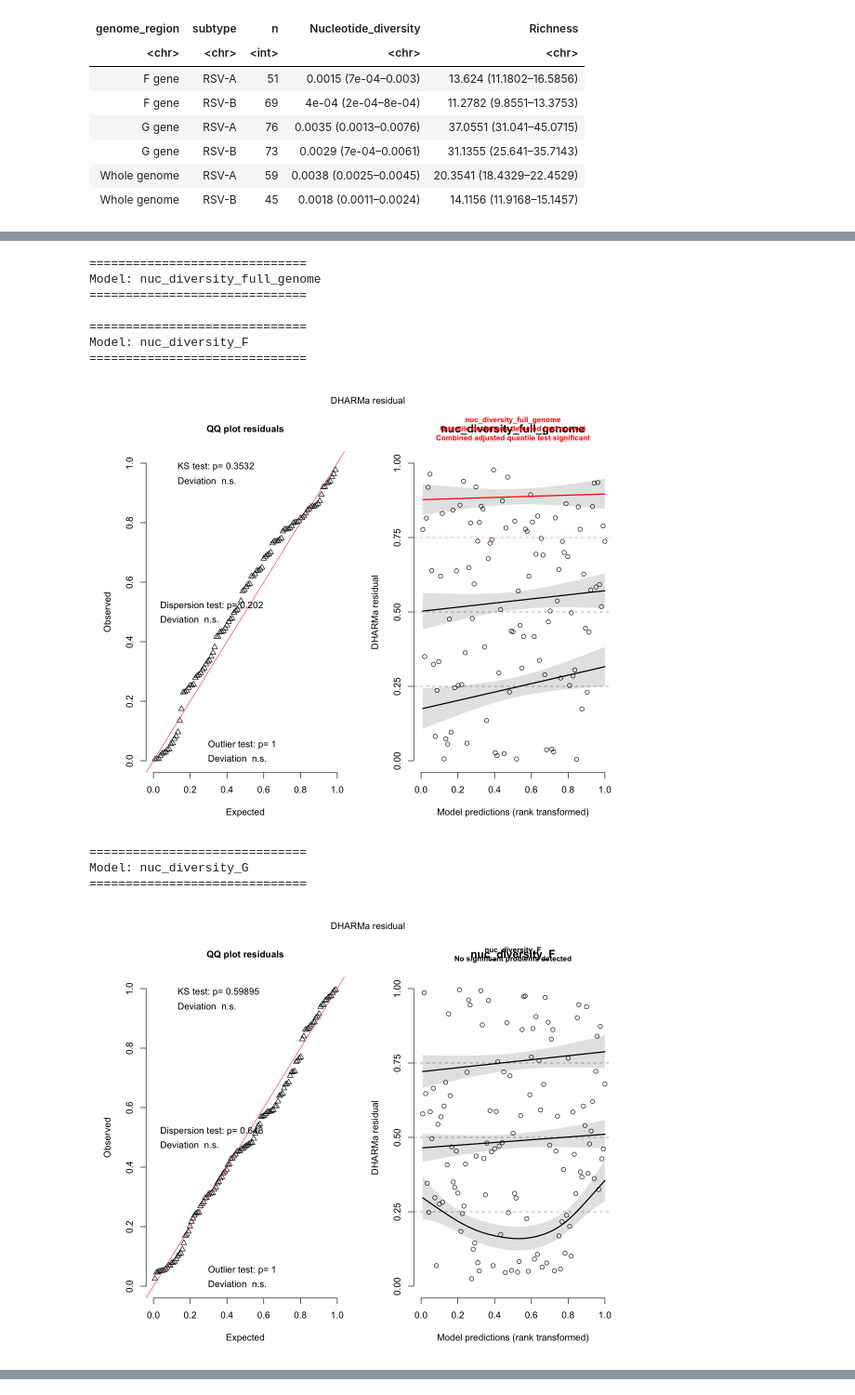
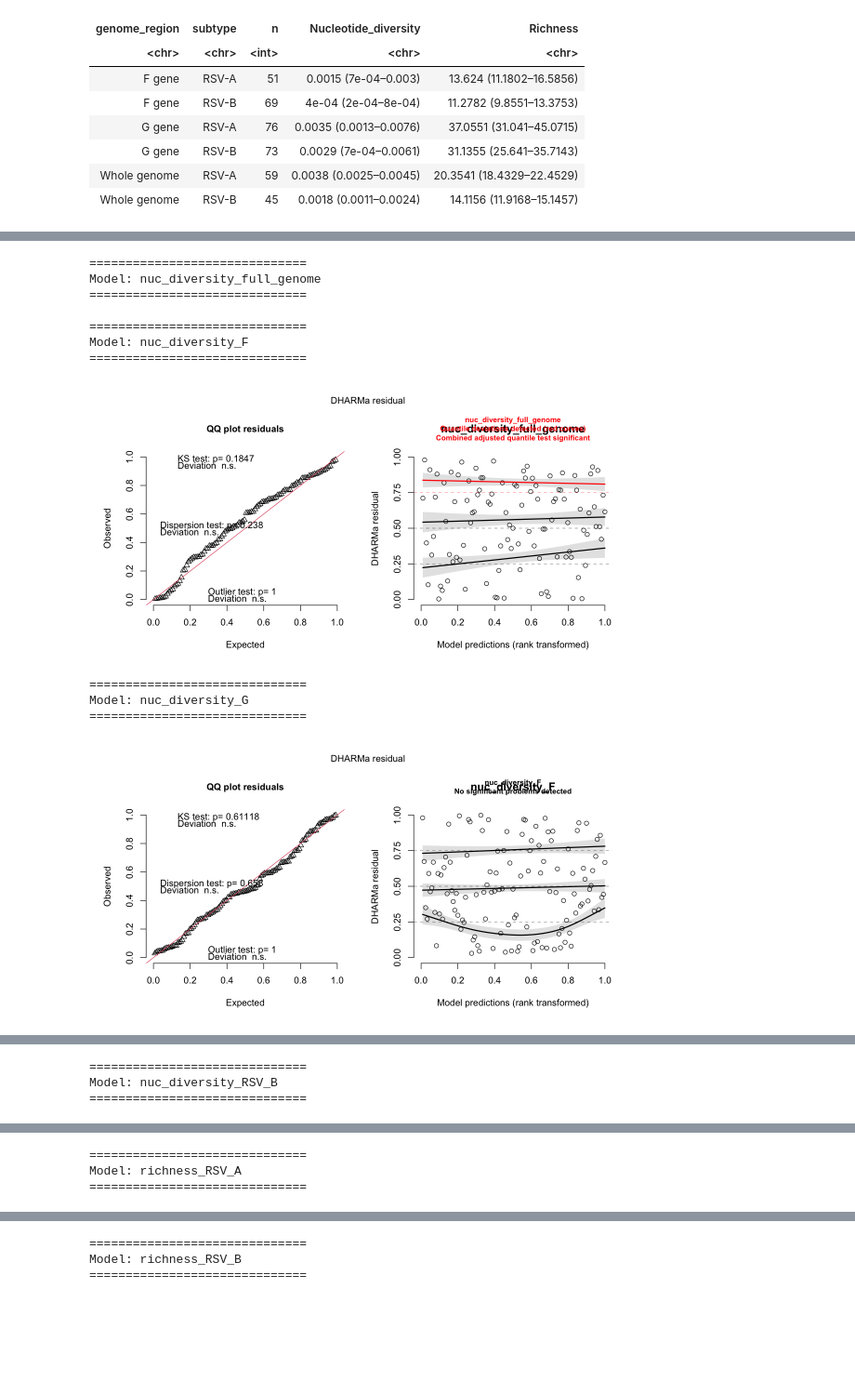
Before and after one commit to cbg-ethz/RSV-wastewater-2024-2025, a Jupyter notebook: utilities/genetic_diversity/genetic_diversity_r/RSV_genetic_diversity_analysis.ipynb, the cells around one changed output, grey strips where cells are left out. Shown at 93% size. Cells and saved outputs as stored; diff of their text form; code cells hidden in the pictures; blank space fills up the shorter version.

```diff
--- a/utilities/genetic_diversity/genetic_diversity_r/RSV_genetic_diversity_analysis.ipynb
+++ b/utilities/genetic_diversity/genetic_diversity_r/RSV_genetic_diversity_analysis.ipynb
@@ -52,5 +52,20 @@ rsv_div_matrix$subtype <- gsub("-", "_", rsv_div_matrix$subtype)
 #rsv_div_matrix <- rsv_div_matrix %>%
   #group_by(genome_region)
 # %%
+# Add facet grouping
+rsv_div_matrix <- rsv_div_matrix %>%
+  mutate(
+    facet_group = ifelse(genome_region == "genome", "Genome-wide", "Per-region")
+  )
+
+# Centering and scaling
+rsv_div_matrix <- rsv_div_matrix %>%
+  group_by(facet_group) %>%   # optional: center per gene
+  mutate(
+    log_cov = log(mean_pos_coverage),
+    log_cov_c = scale(log_cov, center = TRUE, scale = TRUE)[,1]          # centered and scaled
+  ) %>%
+  ungroup()
+
 head(rsv_div_matrix)
 # %% [output]
@@ -119,7 +134,7 @@ metrics <- c("nuc_diversity")
 # Per-gene models: compare subtypes within gene
 for(g in genes){
   for(m in metrics){
-    formula <- as.formula(paste(m, "~ subtype + (1|location) + log(mean_pos_coverage)"))
+    formula <- as.formula(paste(m, "~ subtype + (1|location) + log_cov_c + I(log_cov_c^2)"))
     assign(paste0(m, "_", g),
            glmmTMB(formula,
                    family = Gamma(link = "log"),
@@ -129,12 +144,11 @@ for(g in genes){
 }
 
 
-
 metrics <- c("nuc_diversity", "richness")
 
 # RSV-A only: compare F vs G
 for(m in metrics){
-  formula <- as.formula(paste(m, "~ genome_region + (1|location) + log(mean_pos_coverage)"))
+  formula <- as.formula(paste(m, "~ genome_region + (1|location) + log_cov_c + I(log_cov_c^2)"))
   assign(paste0(m, "_RSV_A"),
          glmmTMB(formula,
                  family = Gamma(link = "log"),
@@ -144,7 +158,7 @@ for(m in metrics){
 
 # RSV-B only: compare F vs G
 for(m in metrics){
-  formula <- as.formula(paste(m, "~ genome_region + (1|location) + log(mean_pos_coverage)"))
+  formula <- as.formula(paste(m, "~ genome_region + (1|location) + log_cov_c + I(log_cov_c^2)"))
   assign(paste0(m, "_RSV_B"),
          glmmTMB(formula,
                  family = Gamma(link = "log"),
@@ -155,7 +169,7 @@ for(m in metrics){
 metrics <- c("nuc_diversity")
 
 for(m in metrics){
-  formula <- as.formula(paste(m, "~ subtype + (1|location) + log(mean_pos_coverage)"))
+  formula <- as.formula(paste(m, "~ subtype + (1|location) + log_cov_c + I(log_cov_c^2)"))
   assign(paste0(m, "_full_genome"),
          glmmTMB(formula,
                  family = Gamma(link = "log"),
@@ -606,5 +585,5 @@ For all models residual diagnostics indicated approximate uniformity of scaled r
 # %%
-options(repr.plot.width = 10, repr.plot.height = 8)
+options(repr.plot.width = 10, repr.plot.height = 5)
 
 
 # Run diagnostics for all models at once
@@ -618,6 +597,7 @@ run_diagnostics <- function(model, model_name) {
 
   # Main plot — uniformity + dispersion + outliers
   plot(sim_res, main = model_name)
+
 
   # Individual tests
   tests <- list(
@@ -627,36 +607,36 @@ run_diagnostics <- function(model, model_name) {
     zero_infl   = testZeroInflation(sim_res, plot = FALSE)
   )
 
   # Summarise as data frame
   data.frame(
     model       = model_name,
     test        = names(tests),
     statistic   = sapply(tests, function(t) round(t$statistic, 4)),
     p_value     = sapply(tests, function(t) round(t$p.value, 4)),
     problem     = sapply(tests, function(t) t$p.value < 0.05)
   )
 }
 
 # Apply to all models
-all_models <- c(genome_models, gene_models)
+all_models <- c(genome_models, gene_models, subtype_models)
 
 diag_results <- bind_rows(
   lapply(names(all_models), function(n) {
     run_diagnostics(all_models[[n]], n)
   })
 )
 
 print(diag_results)
 # %% [output]
 ==============================
 Model: nuc_diversity_full_genome
 ==============================
 
 ==============================
 Model: nuc_diversity_F
 ==============================
-[figure, old version]
+[figure, new version]
 ==============================
 Model: nuc_diversity_G
 ==============================
-[figure, old version]
+[figure, new version]
@@ -680,0 +647,3 @@ zero_infl.ratioObsSim...12                     NaN  1.0000   FALSE
+==============================
+Model: nuc_diversity_RSV_B
+==============================
@@ -680,0 +651,3 @@ zero_infl.ratioObsSim...12                     NaN  1.0000   FALSE
+==============================
+Model: richness_RSV_A
+==============================
@@ -680,0 +655,3 @@ zero_infl.ratioObsSim...12                     NaN  1.0000   FALSE
+==============================
+Model: richness_RSV_B
+==============================
```
Also changed, not shown: parts of 30 cells of this notebook, 12 other files.
